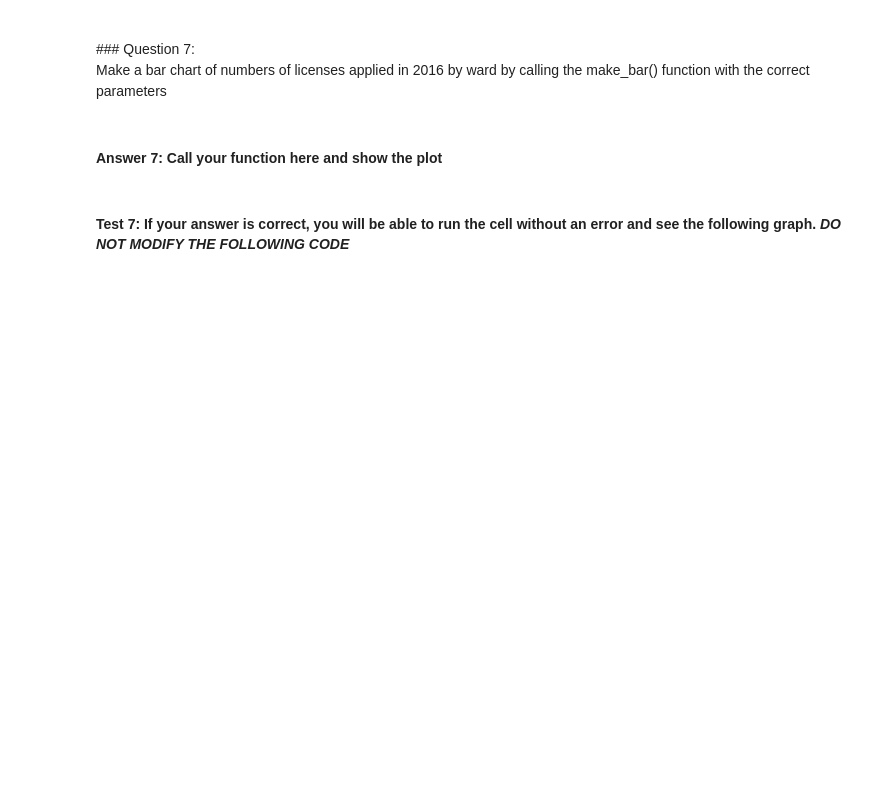
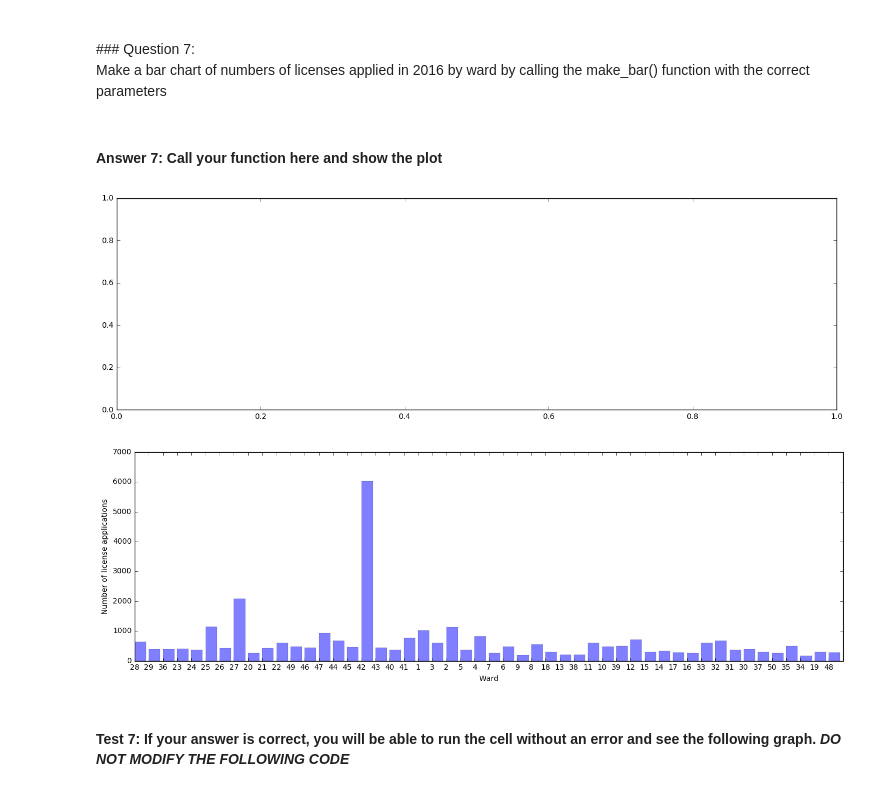
Before and after one commit to hanjing5/english_lit, a Jupyter notebook: assignment1/Assignment1-skeleton.ipynb, the cells around one changed output. Saved outputs shown, nothing was run; the diff lists cells and outputs as text; code cells hidden in the pictures; blank space fills up the shorter version.

```diff
--- a/assignment1/Assignment1-skeleton.ipynb
+++ b/assignment1/Assignment1-skeleton.ipynb
@@ -357,7 +474,7 @@ def make_bar(wards, num_licenses):
 
     '''
     fig = plt.figure(figsize=(17, 5))
-    y_pos = np.arange(len(x))
+    y_pos = np.arange(len(wards))
     plt.bar(y_pos, num_licenses, alpha=0.5, linewidth=0.2)
     plt.xticks(y_pos, wards)
     plt.xlabel("Ward")
@@ -366,6 +483,24 @@ def make_bar(wards, num_licenses):
     plt.show()
 # %% [markdown]
 #### Answer 7: Call your function here and show the plot
+# %%
+wards = []
+num_licenses = []
+wnl_mapping = {}
+for license in licenses:
+    ward = license[WARD]
+    if ward == '':
+        continue
+    if ward in wnl_mapping:
+        wnl_mapping[ward] += 1
+    else:
+        wnl_mapping[ward] = 1
+wards = wnl_mapping.keys()
+num_licenses = wnl_mapping.values()
+make_bar(wards, num_licenses)
+# %% [output]
+[figure, added]
+[figure, added]
 # %% [markdown]
 #### Test 7: If your answer is correct, you will be able to run the cell without an error and see the following graph. *DO NOT MODIFY THE FOLLOWING CODE*
 # %% [markdown]
```
Also changed, not shown: parts of 14 cells of this notebook, 1 other file.
